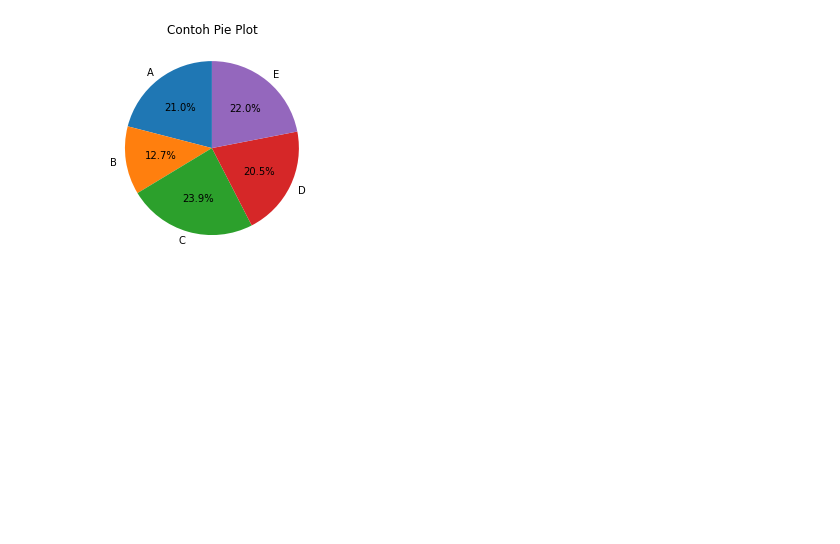
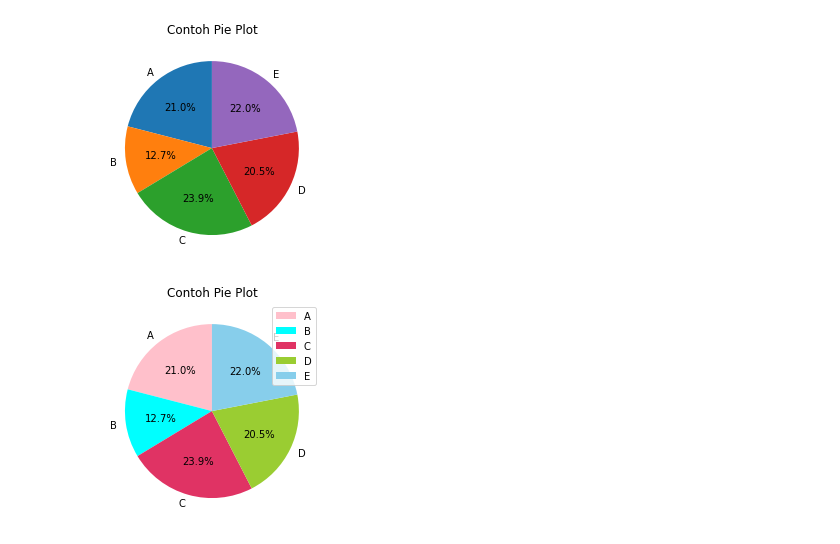
Before and after one commit to yap23/belajar_python, a Jupyter notebook: Belajar Matplotlib.ipynb, the cells around one changed output. Cells and saved outputs as stored; diff of their text form; code cells hidden in the pictures; blank space fills up the shorter version.

```diff
--- a/Belajar Matplotlib.ipynb
+++ b/Belajar Matplotlib.ipynb
@@ -603,3 +603,21 @@ plt.title('Contoh Pie Plot')
 plt.show()
 # %% [output]
 [figure]
+# %%
+# Pengaturan Legend dan Color
+kategori = ['A','B','C','D','E']
+data = [215,130,245,210,225]
+warna = ['pink','cyan','#e03364','yellowgreen','skyblue']
+# %%
+plt.pie(data,
+        labels=kategori,
+        colors=warna,
+        autopct='%1.1f%%',
+        startangle=90)
+
+plt.legend()
+plt.title('Contoh Pie Plot')
+
+plt.show()
+# %% [output]
+[figure, added]
```
Also changed, not shown: parts of 8 cells of this notebook.
